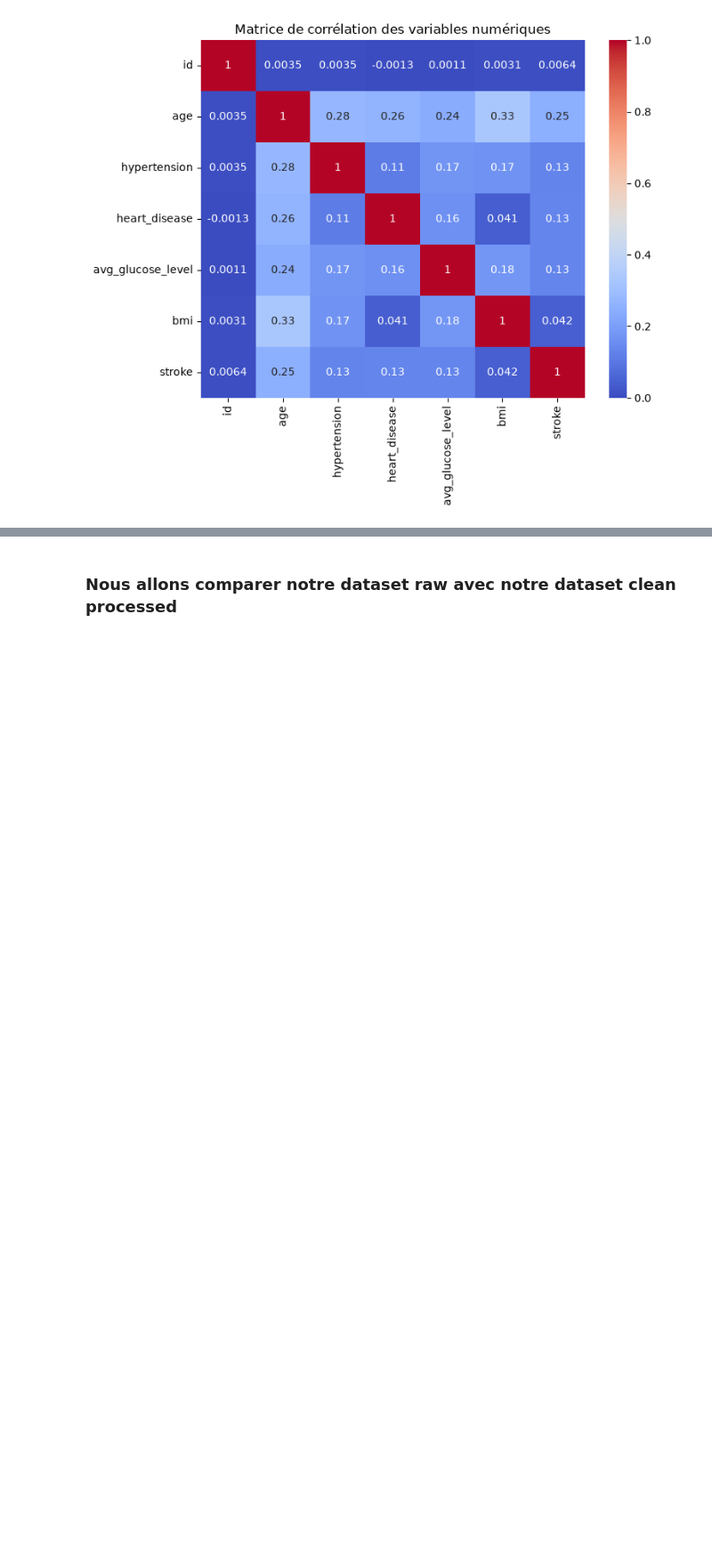
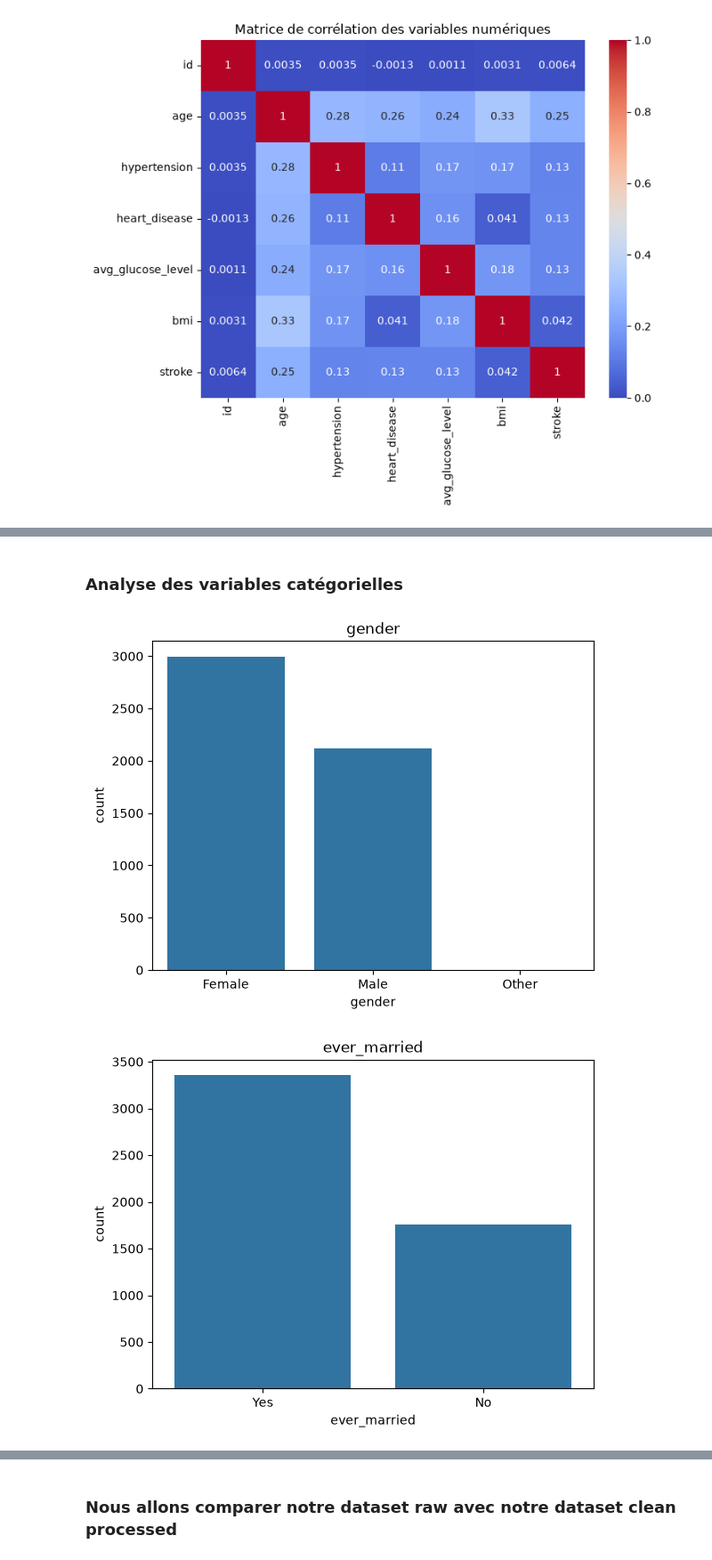
Before and after one commit to Audrey-Djomi/Pr-diction-du-risque-d-AVC-par-Machine-Learning, a Jupyter notebook: notebooks/01_data_exploration.ipynb, the cells around one changed output, grey strips where cells are left out. Shown at 89% size. Drawn from its saved outputs; the diff is of its cells as text; code cells hidden in the pictures; blank space fills up the shorter version.

```diff
--- a/notebooks/01_data_exploration.ipynb
+++ b/notebooks/01_data_exploration.ipynb
@@ -268,0 +302,18 @@ plt.show()
+# %% [markdown]
+### Analyse des variables catégorielles
+# %%
+categ_col = df_raw.select_dtypes(include="object")
+
+for col in categ_col:
+    plt.Figure(figsize=(6,4))
+    sns.countplot(data=df_raw,
+                  x=col,
+                  order=df_raw[col].value_counts().index)
+
+
+    plt.title(col)
+
+    plt.show()
+# %% [output]
+[figure, added]
+[figure, added]
```
Also changed, not shown: parts of 6 cells of this notebook.
